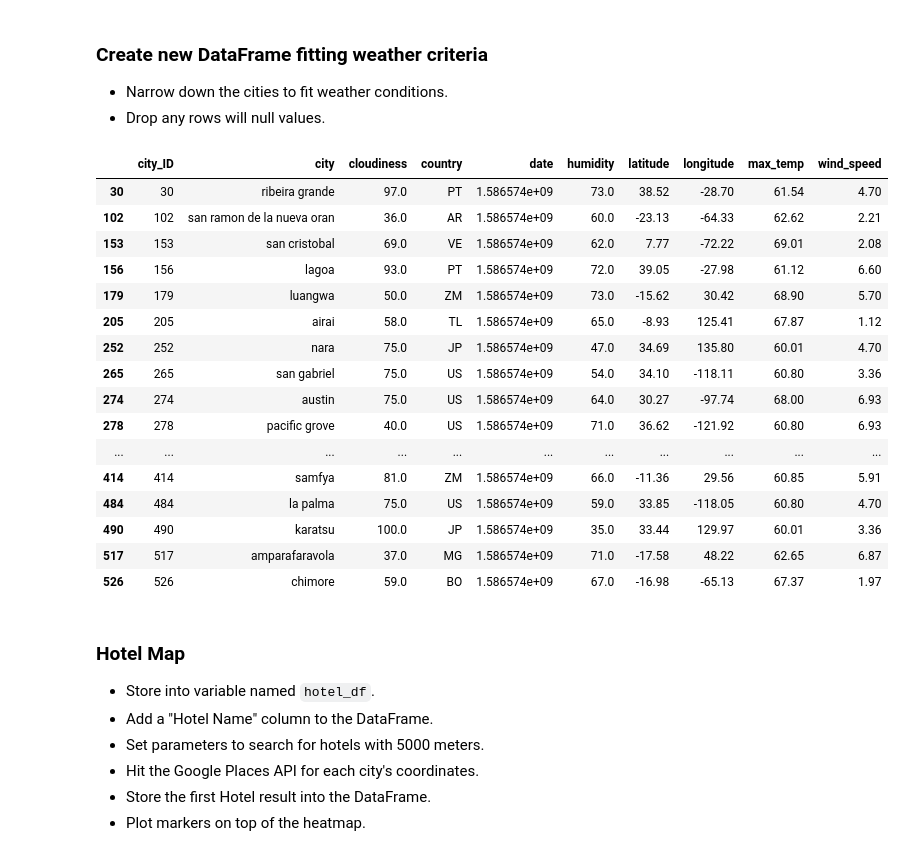
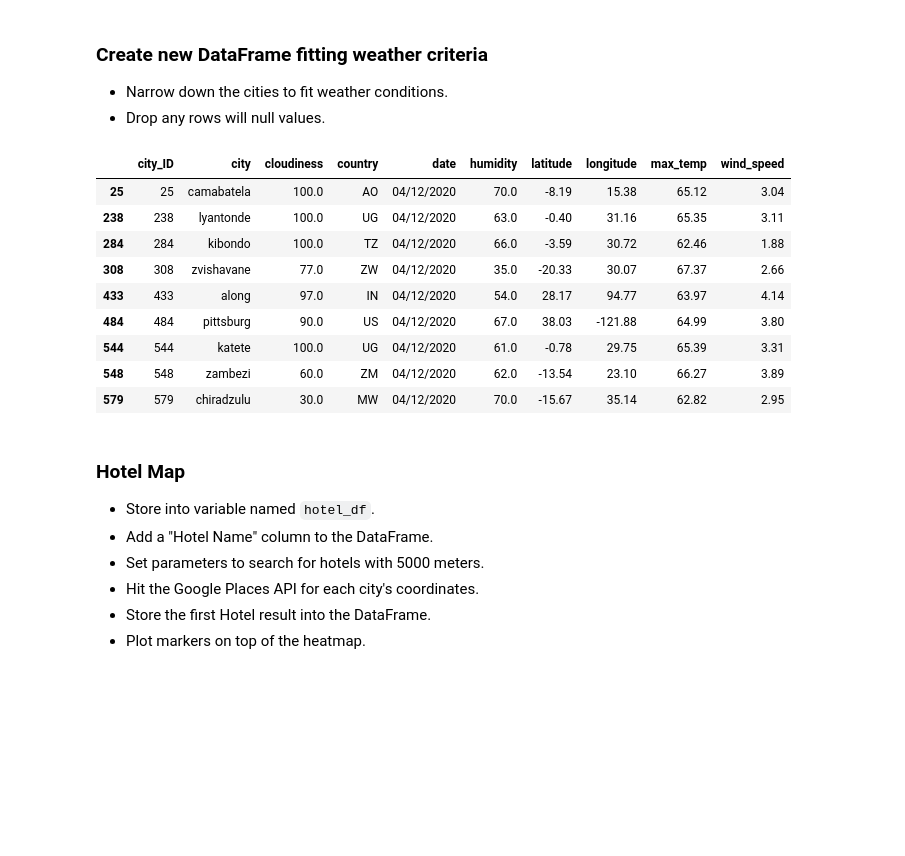
Before and after one commit to jennylynnramz/Python_API, a Jupyter notebook: VacationPy/VacationPyStarter.ipynb, the cells around one changed output. Saved outputs shown, nothing was run; the diff lists cells and outputs as text; code cells hidden in the pictures; blank space fills up the shorter version.

```diff
--- a/VacationPy/VacationPyStarter.ipynb
+++ b/VacationPy/VacationPyStarter.ipynb
@@ -74,30 +76,24 @@ fig
 * Drop any rows will null values.
 # %%
 #narrowing results down to ideal weather
-ideal_temp_low_df = complete_cities_data[complete_cities_data.max_temp >= 60]
-ideal_temp_high_low_df = ideal_temp_low_df[ideal_temp_low_df.max_temp < 70]
-ideal_wind_df = ideal_temp_high_low_df[ideal_temp_high_low_df.wind_speed < 7]
+ideal_temp_low_df = complete_cities_data[complete_cities_data.max_temp >= 62]
+ideal_temp_high_low_df = ideal_temp_low_df[ideal_temp_low_df.max_temp < 69]
+ideal_wind_df = ideal_temp_high_low_df[ideal_temp_high_low_df.wind_speed < 5]
 ideal_humidity = ideal_wind_df[ideal_wind_df.humidity < 75]
 ideal_cloud_cover = ideal_humidity[ideal_humidity.cloudiness > 25]
-ideal_cloud_cover
+ideal_vacation_spot = pd.DataFrame(ideal_cloud_cover)
+ideal_vacation_spot
 # %% [output]
 |  | city_ID | city | cloudiness | country | date | humidity | latitude | longitude | max_temp | wind_speed |
-| 30 | 30 | ribeira grande | 97.0 | PT | 1.586574e+09 | 73.0 | 38.52 | -28.70 | 61.54 | 4.70 |
-| 102 | 102 | san ramon de la nueva oran | 36.0 | AR | 1.586574e+09 | 60.0 | -23.13 | -64.33 | 62.62 | 2.21 |
-| 153 | 153 | san cristobal | 69.0 | VE | 1.586574e+09 | 62.0 | 7.77 | -72.22 | 69.01 | 2.08 |
-| 156 | 156 | lagoa | 93.0 | PT | 1.586574e+09 | 72.0 | 39.05 | -27.98 | 61.12 | 6.60 |
-| 179 | 179 | luangwa | 50.0 | ZM | 1.586574e+09 | 73.0 | -15.62 | 30.42 | 68.90 | 5.70 |
-| 205 | 205 | airai | 58.0 | TL | 1.586574e+09 | 65.0 | -8.93 | 125.41 | 67.87 | 1.12 |
-| 252 | 252 | nara | 75.0 | JP | 1.586574e+09 | 47.0 | 34.69 | 135.80 | 60.01 | 4.70 |
-| 265 | 265 | san gabriel | 75.0 | US | 1.586574e+09 | 54.0 | 34.10 | -118.11 | 60.80 | 3.36 |
-| 274 | 274 | austin | 75.0 | US | 1.586574e+09 | 64.0 | 30.27 | -97.74 | 68.00 | 6.93 |
-| 278 | 278 | pacific grove | 40.0 | US | 1.586574e+09 | 71.0 | 36.62 | -121.92 | 60.80 | 6.93 |
-| ... | ... | ... | ... | ... | ... | ... | ... | ... | ... | ... |
-| 414 | 414 | samfya | 81.0 | ZM | 1.586574e+09 | 66.0 | -11.36 | 29.56 | 60.85 | 5.91 |
-| 484 | 484 | la palma | 75.0 | US | 1.586574e+09 | 59.0 | 33.85 | -118.05 | 60.80 | 4.70 |
-| 490 | 490 | karatsu | 100.0 | JP | 1.586574e+09 | 35.0 | 33.44 | 129.97 | 60.01 | 3.36 |
-| 517 | 517 | amparafaravola | 37.0 | MG | 1.586574e+09 | 71.0 | -17.58 | 48.22 | 62.65 | 6.87 |
-| 526 | 526 | chimore | 59.0 | BO | 1.586574e+09 | 67.0 | -16.98 | -65.13 | 67.37 | 1.97 |
+| 25 | 25 | camabatela | 100.0 | AO | 04/12/2020 | 70.0 | -8.19 | 15.38 | 65.12 | 3.04 |
+| 238 | 238 | lyantonde | 100.0 | UG | 04/12/2020 | 63.0 | -0.40 | 31.16 | 65.35 | 3.11 |
+| 284 | 284 | kibondo | 100.0 | TZ | 04/12/2020 | 66.0 | -3.59 | 30.72 | 62.46 | 1.88 |
+| 308 | 308 | zvishavane | 77.0 | ZW | 04/12/2020 | 35.0 | -20.33 | 30.07 | 67.37 | 2.66 |
+| 433 | 433 | along | 97.0 | IN | 04/12/2020 | 54.0 | 28.17 | 94.77 | 63.97 | 4.14 |
+| 484 | 484 | pittsburg | 90.0 | US | 04/12/2020 | 67.0 | 38.03 | -121.88 | 64.99 | 3.80 |
+| 544 | 544 | katete | 100.0 | UG | 04/12/2020 | 61.0 | -0.78 | 29.75 | 65.39 | 3.31 |
+| 548 | 548 | zambezi | 60.0 | ZM | 04/12/2020 | 62.0 | -13.54 | 23.10 | 66.27 | 3.89 |
+| 579 | 579 | chiradzulu | 30.0 | MW | 04/12/2020 | 70.0 | -15.67 | 35.14 | 62.82 | 2.95 |
 # %% [markdown]
 ### Hotel Map
 * Store into variable named `hotel_df`.
```
Also changed, not shown: parts of 8 cells of this notebook, 20 other files.
